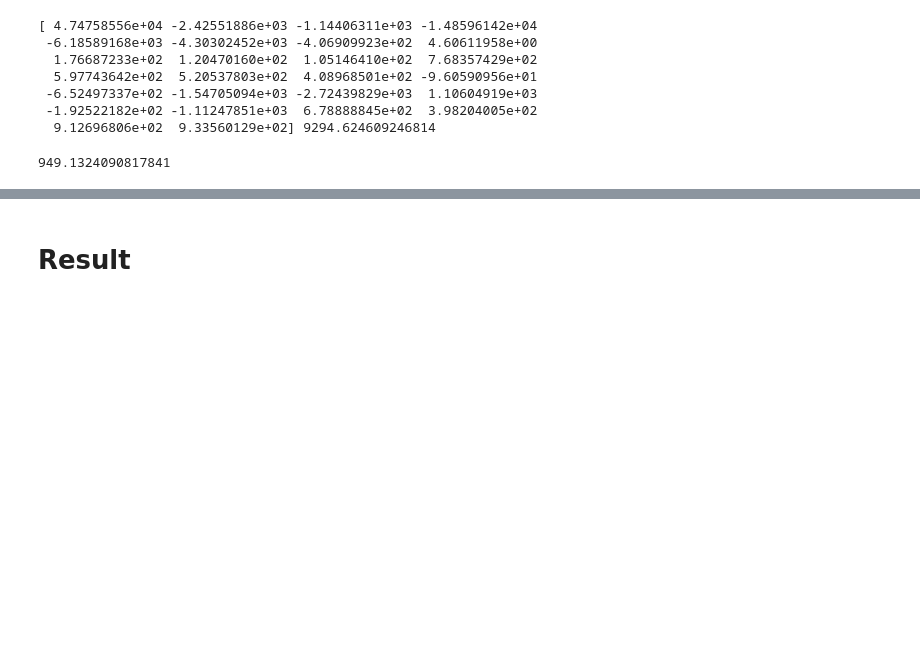
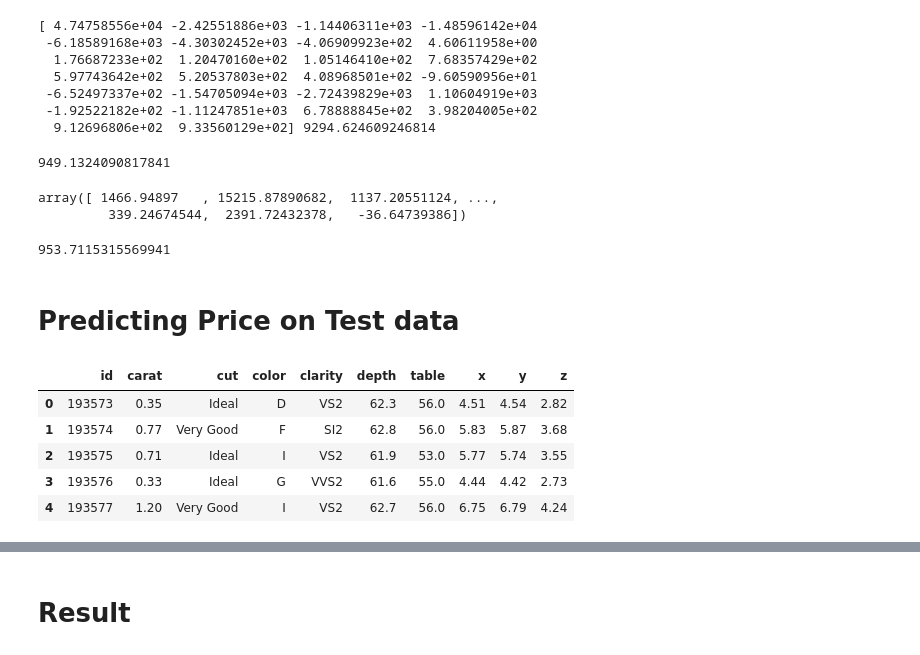
Before and after one commit to hkwan11/gemstone-price-prediction, a Jupyter notebook: regression.ipynb, the cells around one changed output, grey strips where cells are left out. Drawn from its saved outputs; the diff is of its cells as text; code cells hidden in the pictures; blank space fills up the shorter version.

Commit message:
create test data preds with model

```diff
--- a/regression.ipynb
+++ b/regression.ipynb
@@ -293,3 +293,27 @@ train_rmse = mean_squared_error(y_train, train_pred, squared=False)
 print(train_rmse)
 # %% [output]
 949.1324090817841
+# %%
+# Validation/test set predictions
+test_pred = model.predict(x_test)
+test_pred
+# %% [output]
+array([ 1466.94897   , 15215.87890682,  1137.20551124, ...,
+         339.24674544,  2391.72432378,   -36.64739386])
+# %%
+test_rmse = mean_squared_error(y_test, test_pred, squared=False)
+print(test_rmse)
+# %% [output]
+953.7115315569941
+# %% [markdown]
+# Predicting Price on Test data
+# %%
+test_df = pd.read_csv('test.csv')
+test_df.head()
+# %% [output]
+|  | id | carat | cut | color | clarity | depth | table | x | y | z |
+| 0 | 193573 | 0.35 | Ideal | D | VS2 | 62.3 | 56.0 | 4.51 | 4.54 | 2.82 |
+| 1 | 193574 | 0.77 | Very Good | F | SI2 | 62.8 | 56.0 | 5.83 | 5.87 | 3.68 |
+| 2 | 193575 | 0.71 | Ideal | I | VS2 | 61.9 | 53.0 | 5.77 | 5.74 | 3.55 |
+| 3 | 193576 | 0.33 | Ideal | G | VVS2 | 61.6 | 55.0 | 4.44 | 4.42 | 2.73 |
+| 4 | 193577 | 1.20 | Very Good | I | VS2 | 62.7 | 56.0 | 6.75 | 6.79 | 4.24 |
```
Also changed, not shown: parts of 8 cells of this notebook, 1 other file.
